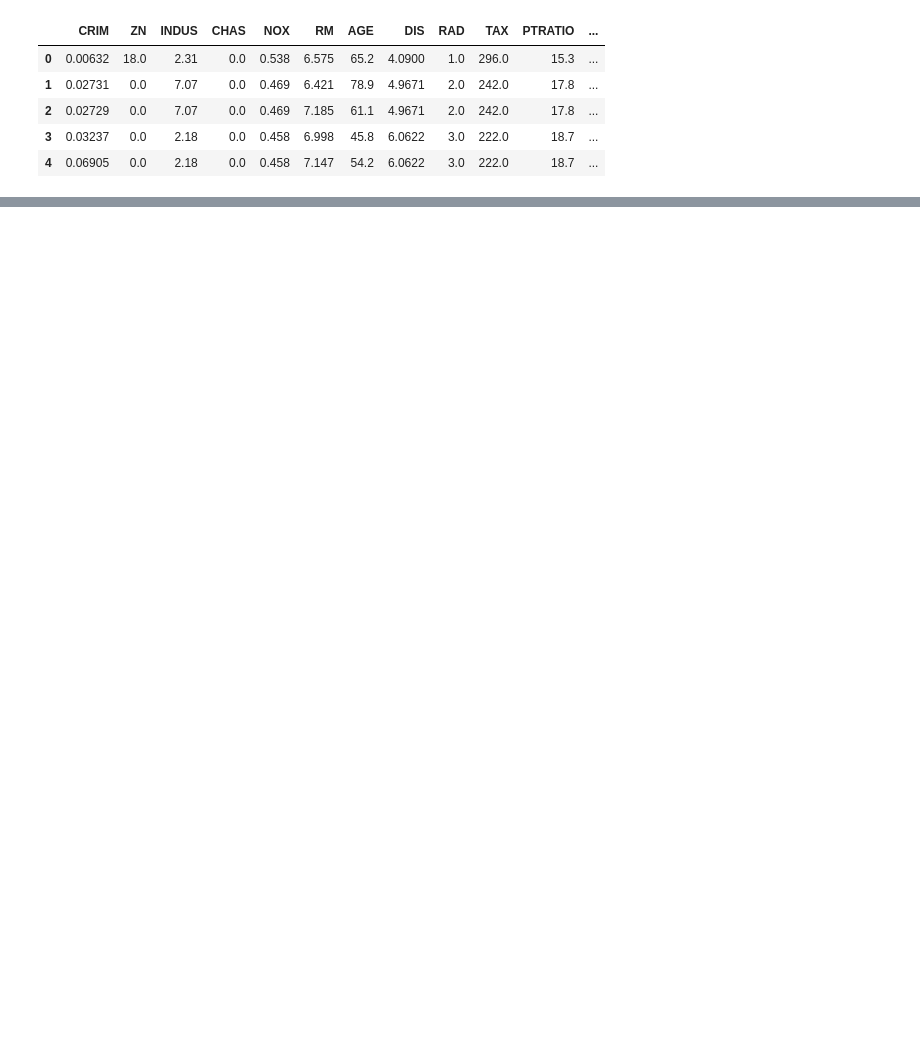
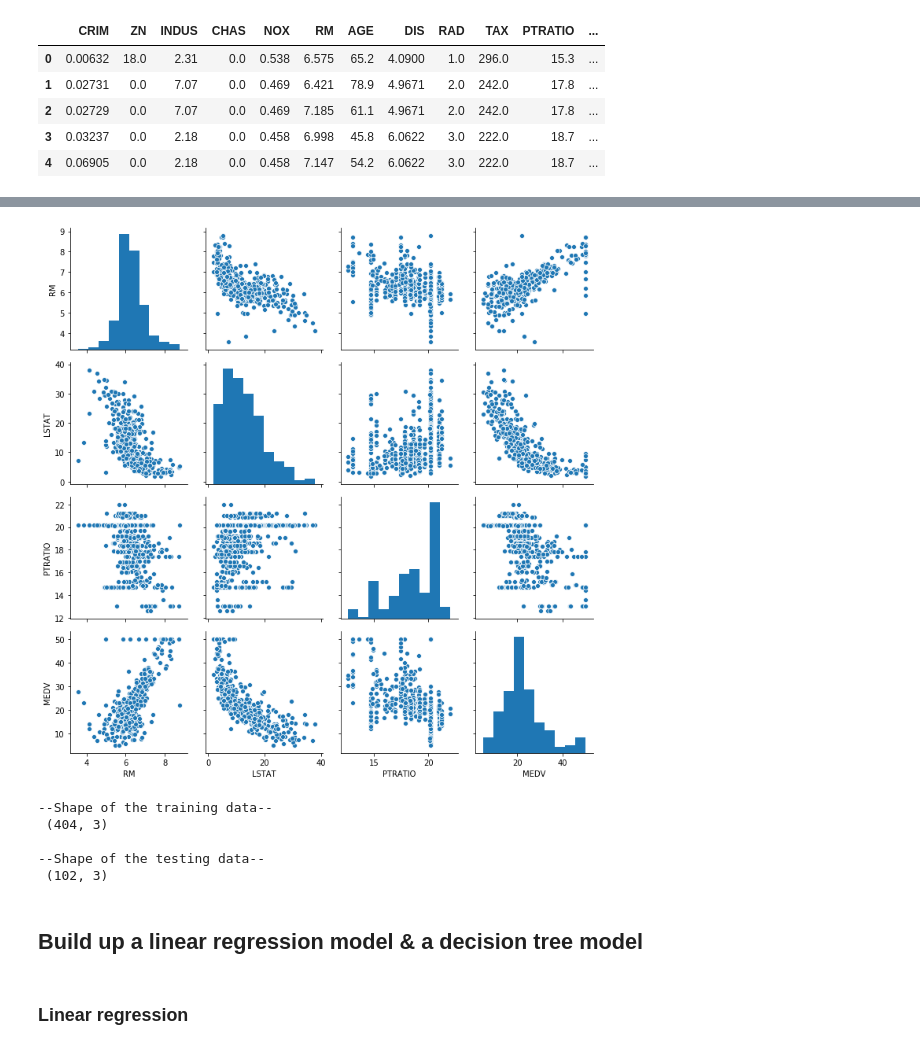
Before and after one commit to datamllab/automl-in-action-notebooks, a Jupyter notebook: 2.1-House-Price-Prediction.ipynb, the cells around one changed output, grey strips where cells are left out. Cells and saved outputs as stored; diff of their text form; code cells hidden in the pictures; blank space fills up the shorter version.

```diff
--- a/2.1-House-Price-Prediction.ipynb
+++ b/2.1-House-Price-Prediction.ipynb
@@ -34,0 +128,29 @@ from sklearn.model_selection import ShuffleSplit
+# %%
+# Select high correlation features & display the pairplot
+subdata = data[['RM', 'LSTAT', 'PTRATIO', 'MEDV']]
+sns.pairplot(subdata, height=2.5)
+plt.tight_layout()
+# %% [output]
+[figure, added]
+# %%
+# Spliting target variable and independent variables
+X = subdata.drop(['MEDV'], axis = 1)
+y = subdata['MEDV']
+
+
+# Split data into training and test dataset
+from sklearn.model_selection import train_test_split
+X_train, X_test, y_train, y_test = train_test_split(X, y, test_size=0.2, random_state=42)
+
+print("--Shape of the training data--\n {}".format(X_train.shape))
+print("\n--Shape of the testing data--\n {}".format(X_test.shape))
+# %% [output]
+--Shape of the training data--
+ (404, 3)
+
+--Shape of the testing data--
+ (102, 3)
+# %% [markdown]
+## Build up a linear regression model & a decision tree model
+# %% [markdown]
+### Linear regression
```
Also changed, not shown: parts of 25 cells of this notebook.
